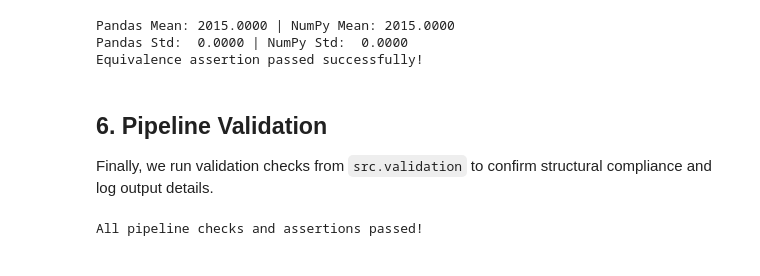
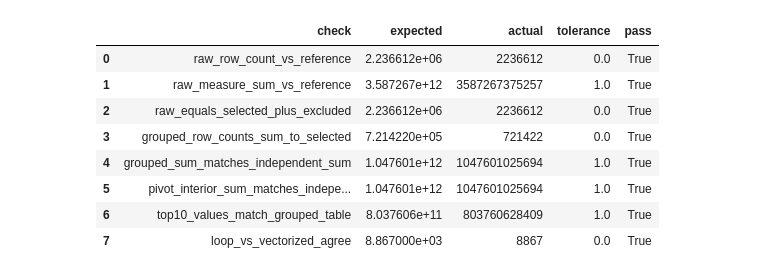
Before and after one commit to don-code-max/case2-2015, a Jupyter notebook: analysis.ipynb, the cells around one changed output. Saved outputs shown, nothing was run; the diff lists cells and outputs as text; code cells hidden in the pictures.

Commit message:
analysis.ipynb full pipeline demo

```diff
--- a/analysis.ipynb
+++ b/analysis.ipynb
@@ -112,34 +119,20 @@ We validate that matrix-level operations in NumPy match high-level Pandas calcul
 # %%
-num_col = df_clean.select_dtypes(include=np.number).columns[0]
-val_array = df_clean[num_col].dropna().to_numpy()
+from validation import build_validation_rows
+import pandas as pd
 
-pd_mean = df_clean[num_col].mean()
-np_mean = np.mean(val_array)
-
-pd_std = df_clean[num_col].std()
-np_std = np.std(val_array, ddof=1)
-
-print(f"Pandas Mean: {pd_mean:.4f} | NumPy Mean: {np_mean:.4f}")
-print(f"Pandas Std:  {pd_std:.4f} | NumPy Std:  {np_std:.4f}")
-
-assert np.isclose(pd_mean, np_mean), "Mean calculations do not match!"
-assert np.isclose(pd_std, np_std), "Std calculations do not match!"
-print("Equivalence assertion passed successfully!")
+rows = build_validation_rows(
+    raw_df=df, filtered_df=filtered, excluded_df=proc.excluded_df,
+    grouped_df=grouped, pivot_df=pivot,
+    loop_vs_vectorized_result=result,
+)
+pd.DataFrame(rows)
 # %% [output]
-Pandas Mean: 2015.0000 | NumPy Mean: 2015.0000
-Pandas Std:  0.0000 | NumPy Std:  0.0000
-Equivalence assertion passed successfully!
+|  | check | expected | actual | tolerance | pass |
+| 0 | raw_row_count_vs_reference | 2.236612e+06 | 2236612 | 0.0 | True |
+| 1 | raw_measure_sum_vs_reference | 3.587267e+12 | 3587267375257 | 1.0 | True |
+| 2 | raw_equals_selected_plus_excluded | 2.236612e+06 | 2236612 | 0.0 | True |
+| 3 | grouped_row_counts_sum_to_selected | 7.214220e+05 | 721422 | 0.0 | True |
+| 4 | grouped_sum_matches_independent_sum | 1.047601e+12 | 1047601025694 | 1.0 | True |
+| 5 | pivot_interior_sum_matches_indepe... | 1.047601e+12 | 1047601025694 | 1.0 | True |
+| 6 | top10_values_match_grouped_table | 8.037606e+11 | 803760628409 | 1.0 | True |
+| 7 | loop_vs_vectorized_agree | 8.867000e+03 | 8867 | 0.0 | True |
-# %% [markdown]
-## 6. Pipeline Validation
-Finally, we run validation checks from `src.validation` to confirm structural compliance and log output details.
-# %%
-if hasattr(validation, 'validate'):
-    validation.validate(df_clean)
-elif hasattr(validation, 'validate_dataframe'):
-    validation.validate_dataframe(df_clean)
-else:
-    assert not df_clean.empty, "Dataframe should not be empty"
-
-print("All pipeline checks and assertions passed!")
-# %% [output]
-All pipeline checks and assertions passed!
```
Also changed, not shown: parts of 11 cells of this notebook, 1 other file.
